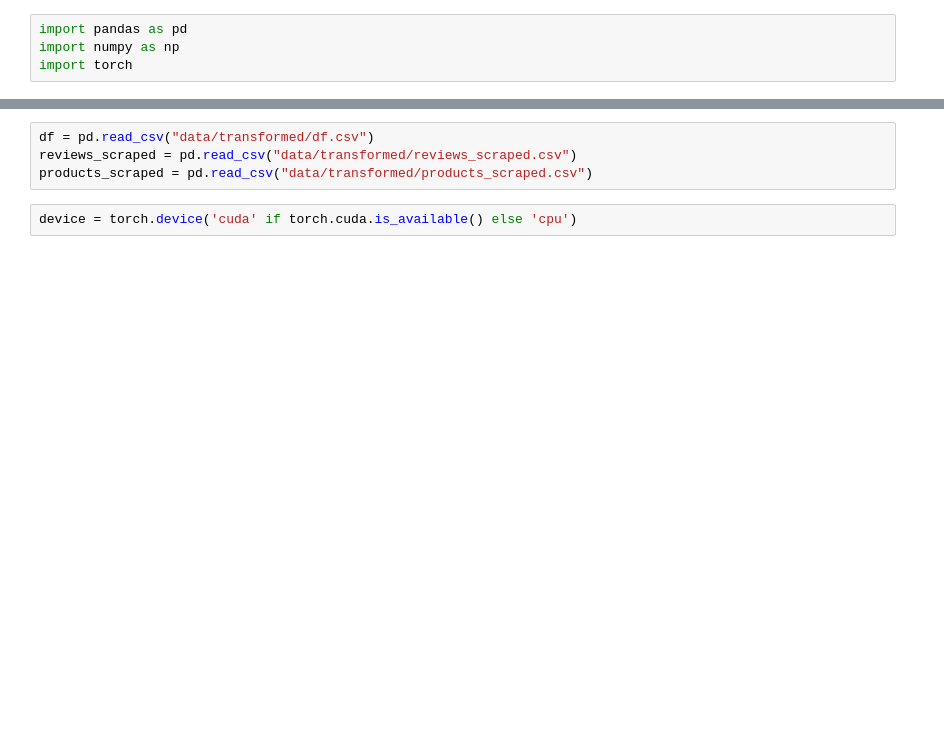
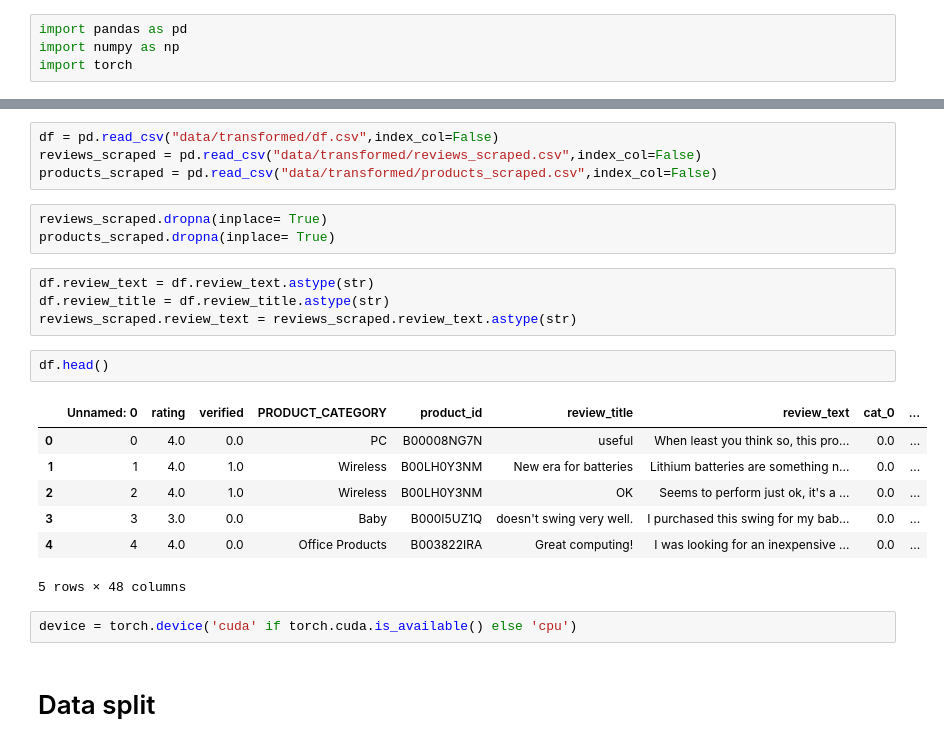
Before and after one commit to tadeohepperle/amazon-fake-reviews, a Jupyter notebook: model.ipynb, the cells around one changed output, grey strips where cells are left out. Cells and saved outputs as stored; diff of their text form; blank space fills up the shorter version.

```diff
--- a/model.ipynb
+++ b/model.ipynb
@@ -5,6 +12,25 @@ import torch
 # %%
-df = pd.read_csv("data/transformed/df.csv")
-reviews_scraped = pd.read_csv("data/transformed/reviews_scraped.csv")
-products_scraped = pd.read_csv("data/transformed/products_scraped.csv")
+df = pd.read_csv("data/transformed/df.csv",index_col=False)
+reviews_scraped = pd.read_csv("data/transformed/reviews_scraped.csv",index_col=False)
+products_scraped = pd.read_csv("data/transformed/products_scraped.csv",index_col=False)
+# %%
+reviews_scraped.dropna(inplace= True)
+products_scraped.dropna(inplace= True)
+# %%
+df.review_text = df.review_text.astype(str)
+df.review_title = df.review_title.astype(str)
+reviews_scraped.review_text = reviews_scraped.review_text.astype(str)
+# %%
+df.head()
+# %% [output]
+|  | Unnamed: 0 | rating | verified | PRODUCT_CATEGORY | product_id | review_title | review_text | cat_0 | ... |
+| 0 | 0 | 4.0 | 0.0 | PC | B00008NG7N | useful | When least you think so, this pro... | 0.0 | ... |
+| 1 | 1 | 4.0 | 1.0 | Wireless | B00LH0Y3NM | New era for batteries | Lithium batteries are something n... | 0.0 | ... |
+| 2 | 2 | 4.0 | 1.0 | Wireless | B00LH0Y3NM | OK | Seems to perform just ok, it's a ... | 0.0 | ... |
+| 3 | 3 | 3.0 | 0.0 | Baby | B000I5UZ1Q | doesn't swing very well. | I purchased this swing for my bab... | 0.0 | ... |
+| 4 | 4 | 4.0 | 0.0 | Office Products | B003822IRA | Great computing! | I was looking for an inexpensive ... | 0.0 | ... |
+5 rows × 48 columns
 # %%
 device = torch.device('cuda' if torch.cuda.is_available() else 'cpu')
+# %% [markdown]
+# Data split
```
Also changed, not shown: parts of 18 cells of this notebook.
